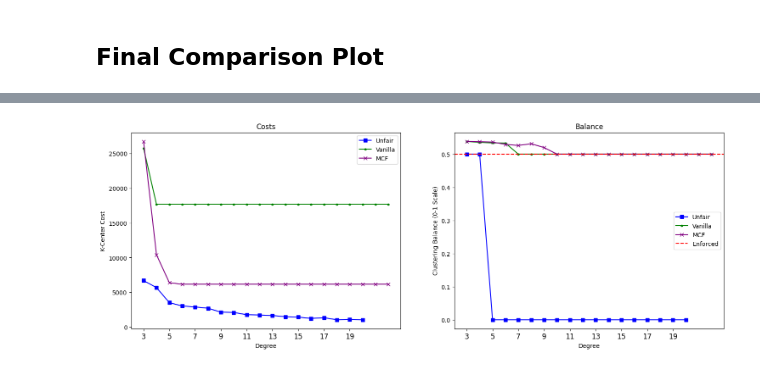
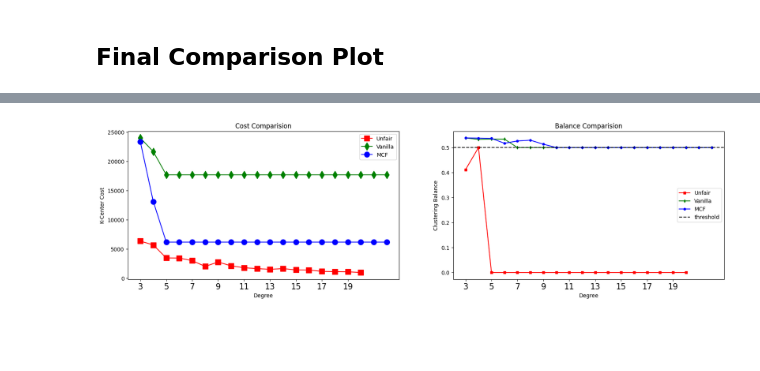
Before and after one commit to jwnhy/fairlet, a Jupyter notebook: Fairlets.ipynb, the cells around one changed output, grey strips where cells are left out. Drawn from its saved outputs; the diff is of its cells as text; code cells hidden in the pictures; blank space fills up the shorter version.

```diff
--- a/Fairlets.ipynb
+++ b/Fairlets.ipynb
@@ -152,24 +152,24 @@ Time taken for Degree 20 - 0.673 seconds.
 # %%
-fig, ax = plt.subplots(nrows=1, ncols=2, figsize=(18, 6))
-ax[0].plot(unfair_costs, marker='s', color='blue', label="Unfair")
-ax[0].plot(vanilla_costs, marker='.', color='green', label="Vanilla")
-ax[0].plot(mcf_costs, marker='x', color='purple', label="MCF")
+fig, ax = plt.subplots(nrows=1, ncols=2, figsize=(20, 5))
+ax[0].plot(unfair_costs, marker='s', markersize=10, color='red', label="Unfair")
+ax[0].plot(vanilla_costs, marker='d',markersize=10, color='green', label="Vanilla")
+ax[0].plot(mcf_costs, marker='o',markersize=10, color='blue', label="MCF")
 ax[0].set_xticks(list(range(0, len(unfair_degrees), 2)))
-ax[0].set_xticklabels(list(range(min(unfair_degrees), max(unfair_degrees)+1, 2)), fontsize=12)
-ax[0].set_title("Costs")
+ax[0].set_xticklabels(list(range(min(unfair_degrees), max(unfair_degrees)+1, 2)), fontsize=15)
+ax[0].set_title("Cost Comparision")
 ax[0].set_xlabel("Degree")
 ax[0].set_ylabel("K-Center Cost")
 ax[0].legend()
-ax[1].plot(unfair_balances, marker='s', color='blue', label="Unfair")
-ax[1].plot(vanilla_balances, marker='.', color='green', label="Vanilla")
-ax[1].plot(mcf_balances, marker='x', color='purple', label="MCF")
-ax[1].axhline(0.5, color='red', linestyle='--', label="Enforced")
+ax[1].plot(unfair_balances, marker='s', markersize=4, color='red', label="Unfair")
+ax[1].plot(vanilla_balances, marker='d', markersize=4, color='green', label="Vanilla")
+ax[1].plot(mcf_balances, marker='o', markersize=4, color='blue', label="MCF")
+ax[1].axhline(0.5, color='black', linestyle='--', label="threshold")
 ax[1].set_xticks(list(range(0, len(unfair_degrees), 2)))
-ax[1].set_xticklabels(list(range(min(unfair_degrees), max(unfair_degrees)+1, 2)), fontsize=12)
-ax[1].set_title("Balance")
+ax[1].set_xticklabels(list(range(min(unfair_degrees), max(unfair_degrees)+1, 2)), fontsize=15)
+ax[1].set_title("Balance Comparision")
 ax[1].set_xlabel("Degree")
-ax[1].set_ylabel("Clustering Balance (0-1 Scale)")
+ax[1].set_ylabel("Clustering Balance")
 ax[1].legend()
 plt.show()
 # %% [output]
-[figure, old version]
+[figure, new version]
```
Also changed, not shown: parts of 4 cells of this notebook, 1 other file.
